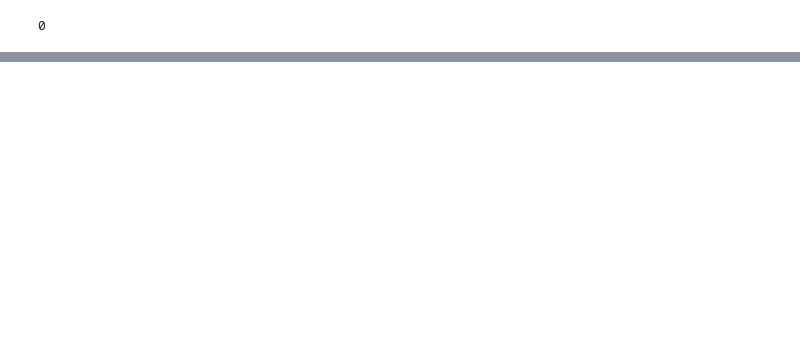
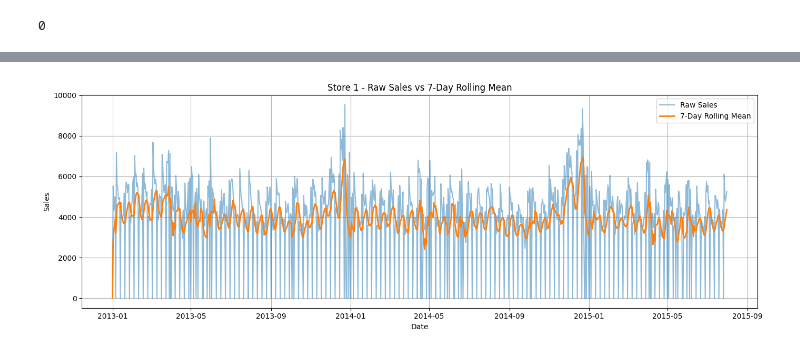
Before and after one commit to RehamElkasaby/Rossman_forecasting, a Jupyter notebook: notebooks/EDA.ipynb, the cells around one changed output, grey strips where cells are left out. Saved outputs shown, nothing was run; the diff lists cells and outputs as text; code cells hidden in the pictures; blank space fills up the shorter version.

```diff
--- a/notebooks/EDA.ipynb
+++ b/notebooks/EDA.ipynb
@@ -137,0 +375,34 @@ Number of times the stores closed without having a holiday: 121482
+# %%
+import matplotlib.pyplot as plt
+
+def compare_rolling_sales(df, store_id, window=7, sales_col='Sales'):
+    """
+    Plot raw sales and rolling mean sales for a specific store.
+
+    Parameters:
+    - df (pd.DataFrame): The full dataset with 'Store', 'Date', and 'Sales' columns.
+    - store_id (int): Store ID to visualize.
+    - window (int): Rolling window size (e.g., 7 for 7-day rolling average).
+    - sales_col (str): The column name for sales (default='Sales').
+    """
+    df_store = df[df['Store'] == store_id].sort_values('Date')
+
+    # Compute rolling mean
+    rolling_col = f'{sales_col}_rolling_{window}'
+    df_store[rolling_col] = df_store[sales_col].rolling(window=window, min_periods=1).mean()
+
+    # Plot
+    plt.figure(figsize=(14, 5))
+    plt.plot(df_store['Date'], df_store[sales_col], label='Raw Sales', alpha=0.5)
+    plt.plot(df_store['Date'], df_store[rolling_col], label=f'{window}-Day Rolling Mean', linewidth=2)
+    plt.title(f'Store {store_id} - Raw Sales vs {window}-Day Rolling Mean')
+    plt.xlabel('Date')
+    plt.ylabel('Sales')
+    plt.legend()
+    plt.grid(True)
+    plt.tight_layout()
+    plt.show()
+# %%
+compare_rolling_sales(df=df_full, store_id=1, window=7)
+# %% [output]
+[figure, added]
```
Also changed, not shown: parts of 102 cells of this notebook, 4 other files.
